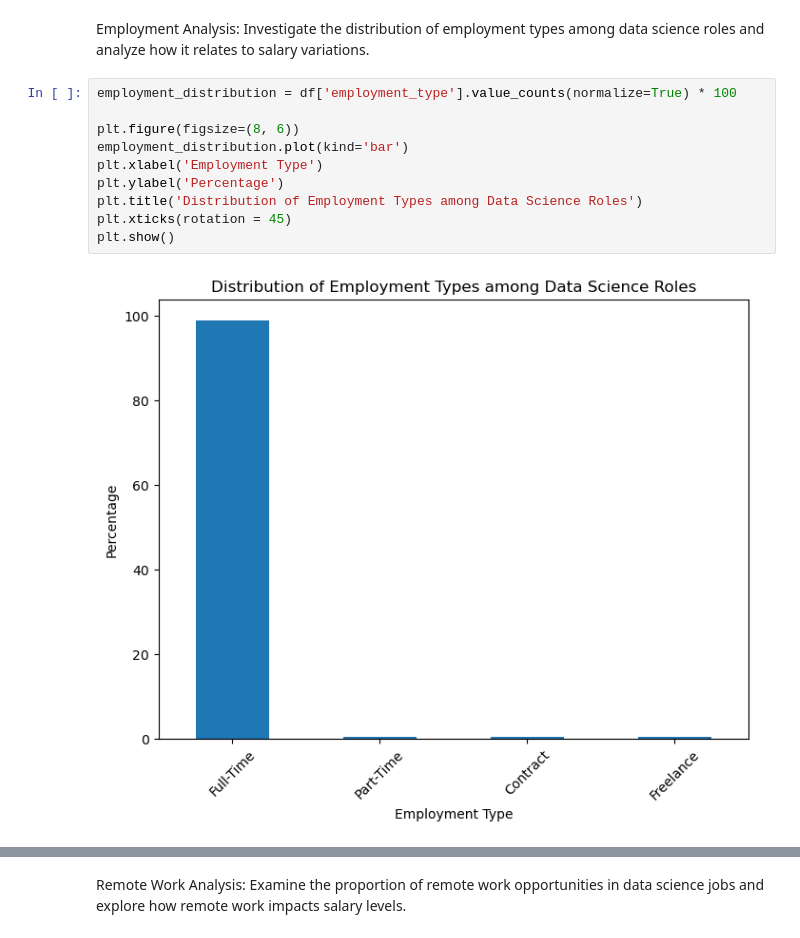
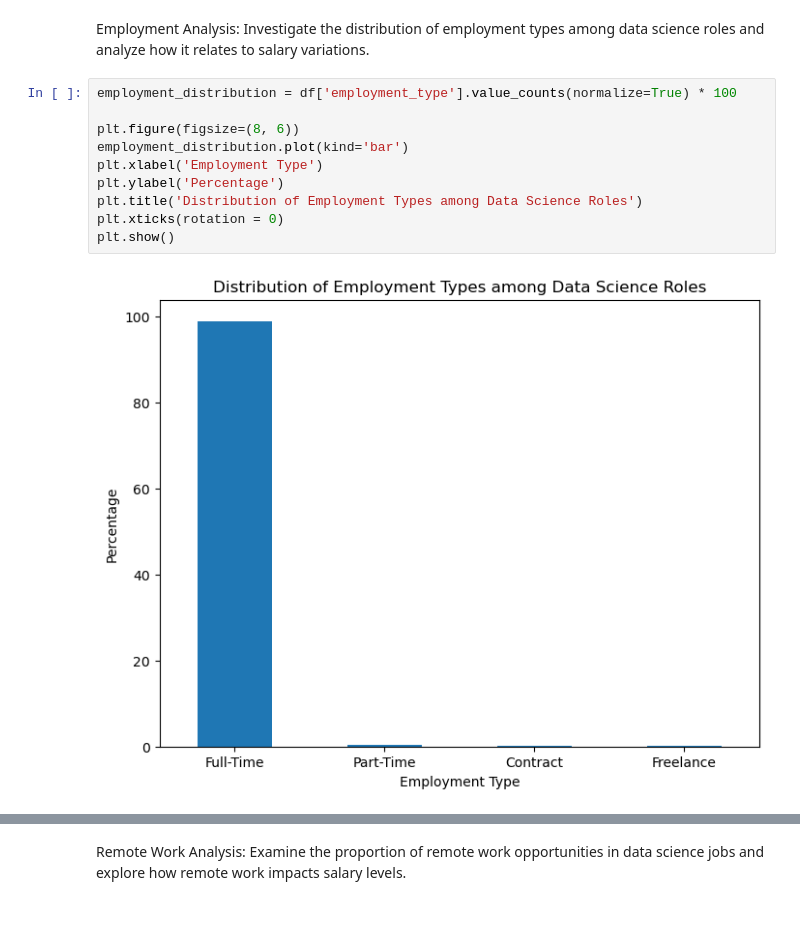
Before and after one commit to georgemcculloch/Data-Science-Salary-Analysis, a Jupyter notebook: data salaries.ipynb, the cells around one changed output, grey strips where cells are left out. Drawn from its saved outputs; the diff is of its cells as text.

Commit message:
made xticks unifrom 45 to 0

```diff
--- a/data salaries.ipynb
+++ b/data salaries.ipynb
@@ -225,15 +225,15 @@ Employment Analysis: Investigate the distribution of employment types among data
 # %%
 employment_distribution = df['employment_type'].value_counts(normalize=True) * 100
 
 plt.figure(figsize=(8, 6))
 employment_distribution.plot(kind='bar')
 plt.xlabel('Employment Type')
 plt.ylabel('Percentage')
 plt.title('Distribution of Employment Types among Data Science Roles')
-plt.xticks(rotation = 45)
+plt.xticks(rotation = 0)
 plt.show()
 # %% [output]
-[figure, old version]
+[figure, new version]
 # %%
 # average salary for employment type
 salary_variation = df.groupby('employment_type')['salary_in_usd'].mean()
```
Also changed, not shown: parts of 1 cell of this notebook.
